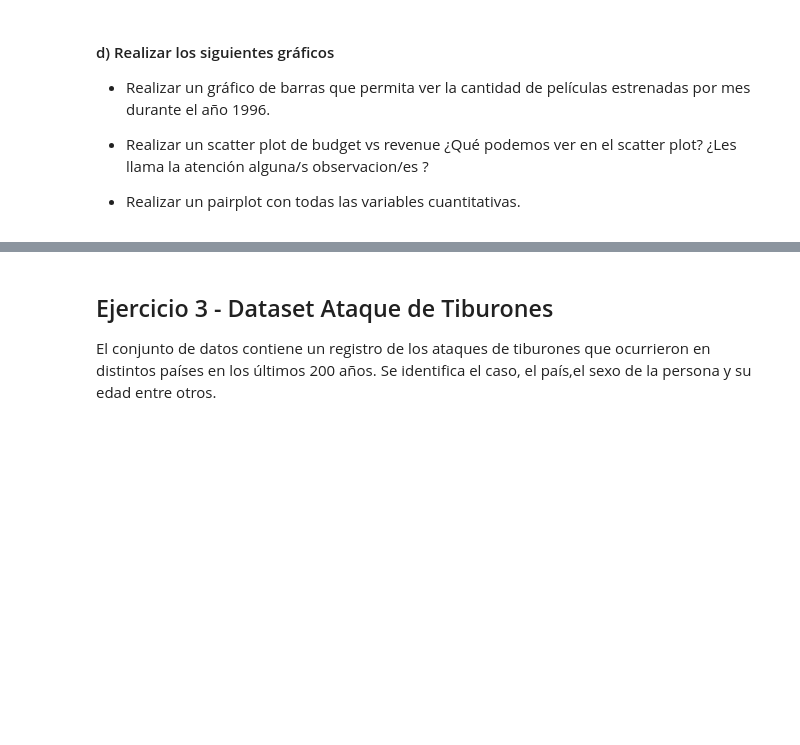
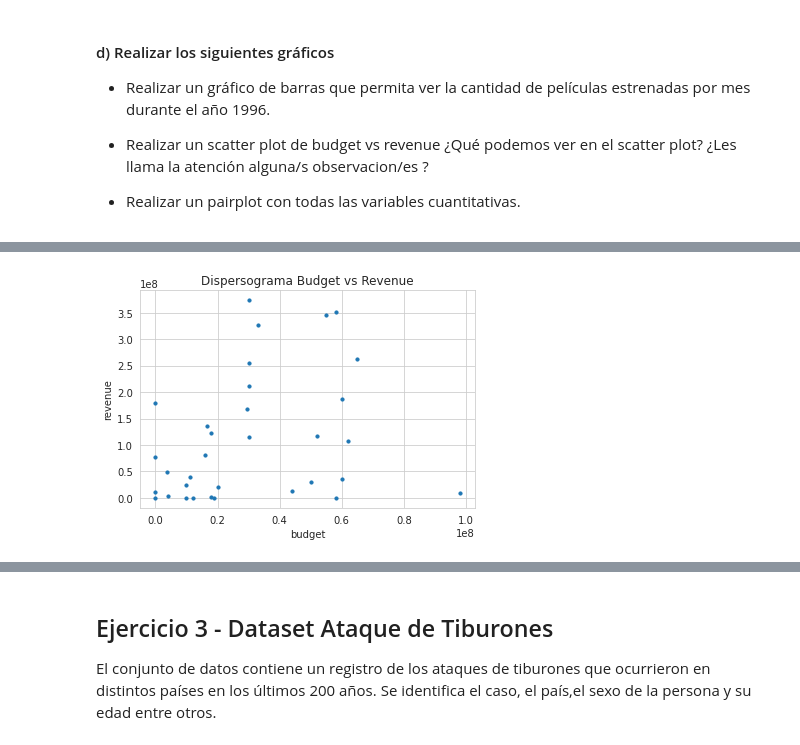
Before and after one commit to Fanusaez/Organizacion-de-Datos, a Jupyter notebook: Pandas/Pandas_ejercicios.ipynb, the cells around one changed output, grey strips where cells are left out. Cells and saved outputs as stored; diff of their text form; code cells hidden in the pictures; blank space fills up the shorter version.

```diff
--- a/Pandas/Pandas_ejercicios.ipynb
+++ b/Pandas/Pandas_ejercicios.ipynb
@@ -392,0 +394,4 @@ dtype('int64')
+# %%
+grf=rentabilidad.plot.scatter(x="budget", y="revenue", s=10).set(title="Dispersograma Budget vs Revenue",xlabel='budget',ylabel='revenue')
+# %% [output]
+[figure, added]
```
Also changed, not shown: parts of 20 cells of this notebook.
